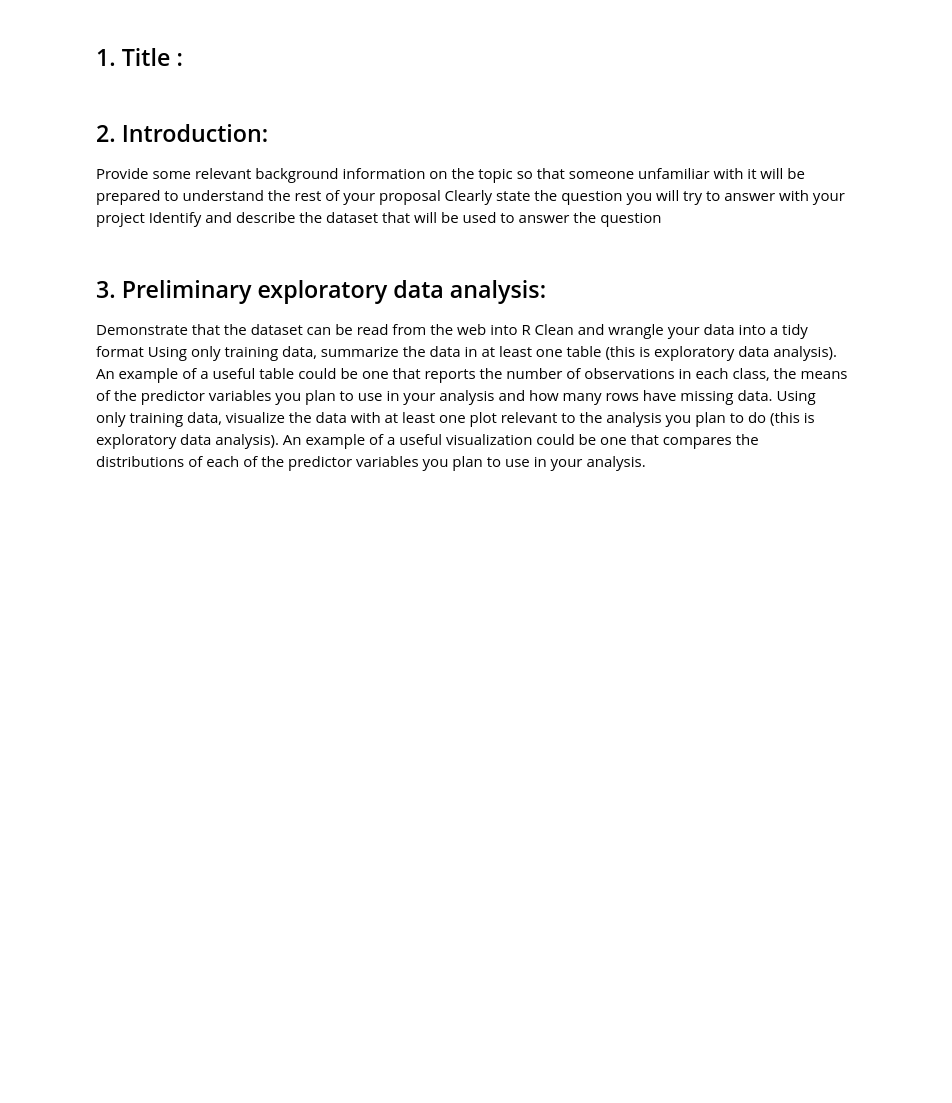
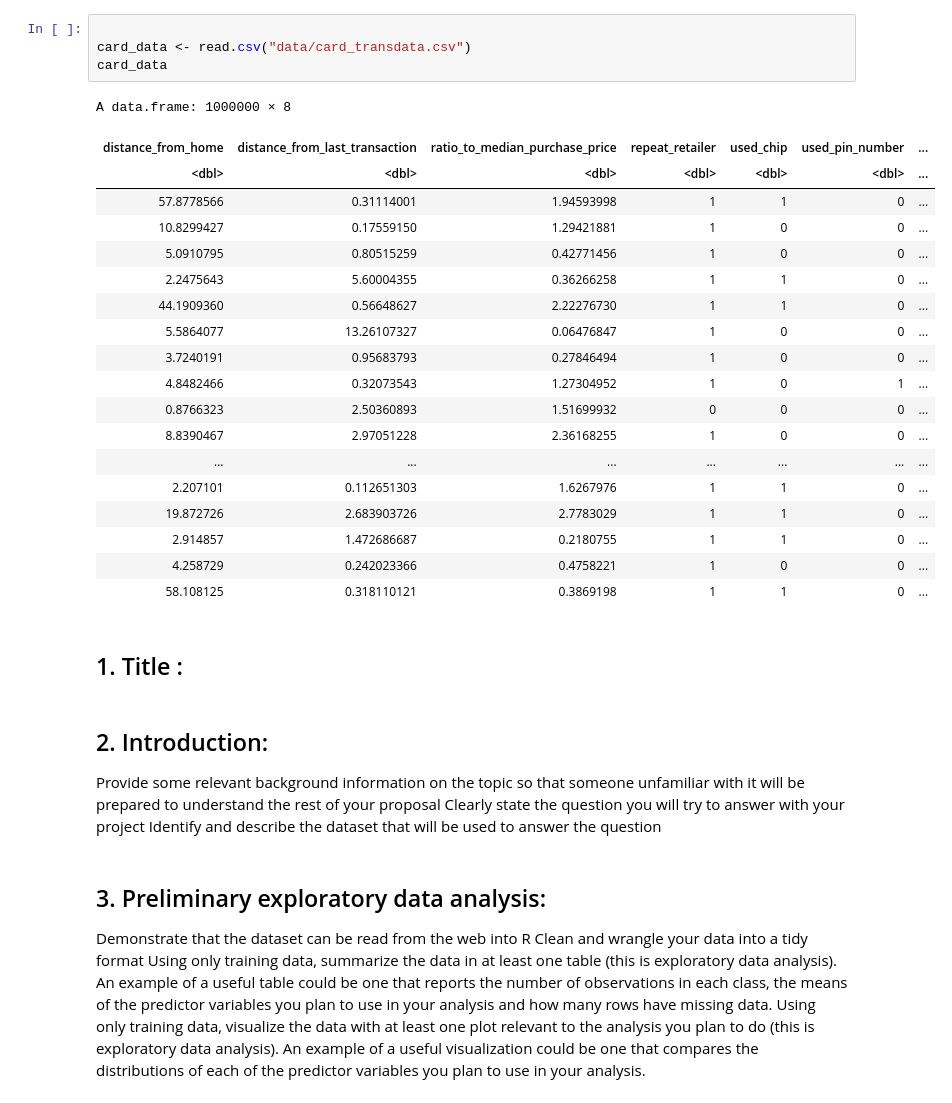
Before and after one commit to chohyeonkim/Data-Science-R-, a Jupyter notebook: Group_project_11_Proposal.ipynb, the cells around one changed output. Drawn from its saved outputs; the diff is of its cells as text; blank space fills up the shorter version.

Commit message:
data

```diff
--- a/Group_project_11_Proposal.ipynb
+++ b/Group_project_11_Proposal.ipynb
@@ -1,3 +27,27 @@
+# %%
+
+card_data <- read.csv("data/card_transdata.csv")
+card_data
+# %% [output]
+A data.frame: 1000000 × 8
+| distance_from_home | distance_from_last_transaction | ratio_to_median_purchase_price | repeat_retailer | used_chip | used_pin_number | ... |
+| <dbl> | <dbl> | <dbl> | <dbl> | <dbl> | <dbl> | ... |
+| 57.8778566 | 0.31114001 | 1.94593998 | 1 | 1 | 0 | ... |
+| 10.8299427 | 0.17559150 | 1.29421881 | 1 | 0 | 0 | ... |
+| 5.0910795 | 0.80515259 | 0.42771456 | 1 | 0 | 0 | ... |
+| 2.2475643 | 5.60004355 | 0.36266258 | 1 | 1 | 0 | ... |
+| 44.1909360 | 0.56648627 | 2.22276730 | 1 | 1 | 0 | ... |
+| 5.5864077 | 13.26107327 | 0.06476847 | 1 | 0 | 0 | ... |
+| 3.7240191 | 0.95683793 | 0.27846494 | 1 | 0 | 0 | ... |
+| 4.8482466 | 0.32073543 | 1.27304952 | 1 | 0 | 1 | ... |
+| 0.8766323 | 2.50360893 | 1.51699932 | 0 | 0 | 0 | ... |
+| 8.8390467 | 2.97051228 | 2.36168255 | 1 | 0 | 0 | ... |
+| ... | ... | ... | ... | ... | ... | ... |
+| 2.207101 | 0.112651303 | 1.6267976 | 1 | 1 | 0 | ... |
+| 19.872726 | 2.683903726 | 2.7783029 | 1 | 1 | 0 | ... |
+| 2.914857 | 1.472686687 | 0.2180755 | 1 | 1 | 0 | ... |
+| 4.258729 | 0.242023366 | 0.4758221 | 1 | 0 | 0 | ... |
+| 58.108125 | 0.318110121 | 0.3869198 | 1 | 1 | 0 | ... |
 # %% [markdown]
 ## 1. Title :
 # %% [markdown]
```
Also changed, not shown: parts of 2 cells of this notebook, 1 other file.
